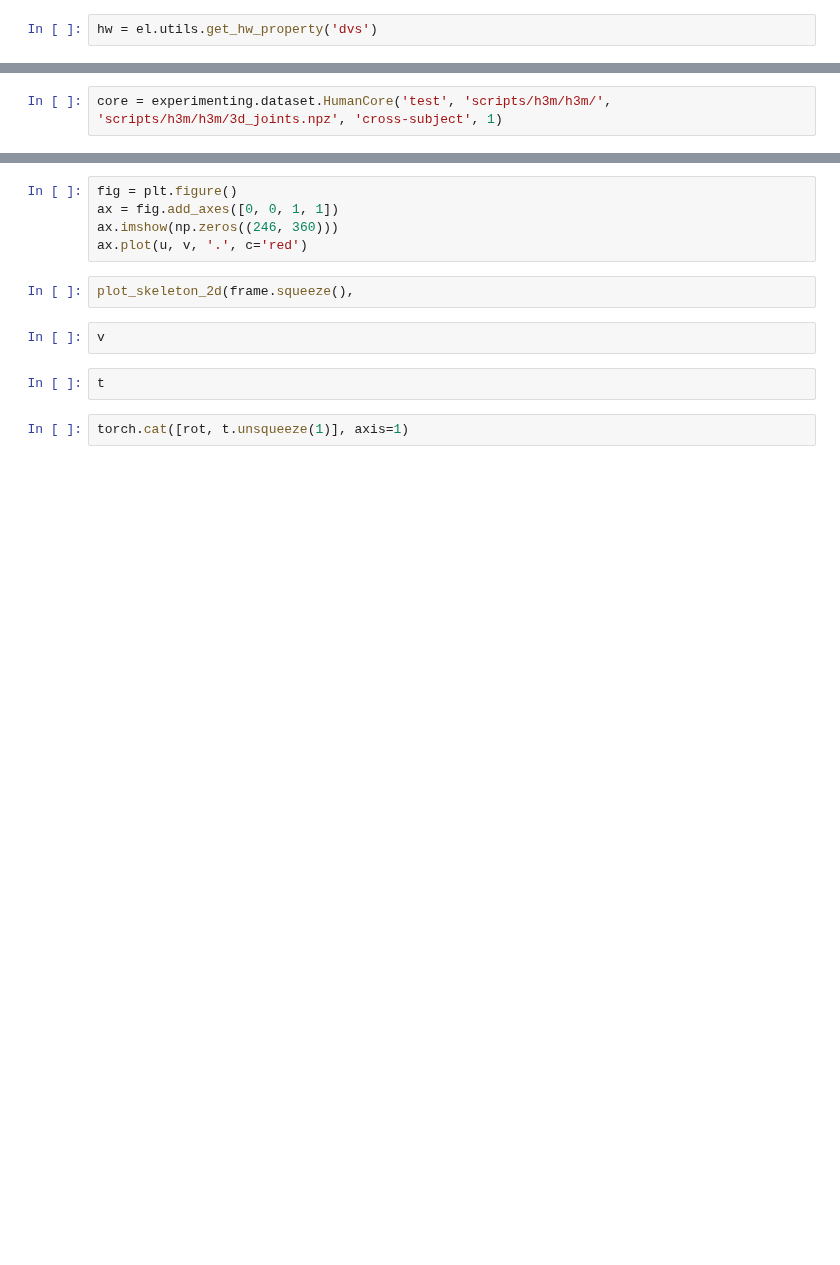
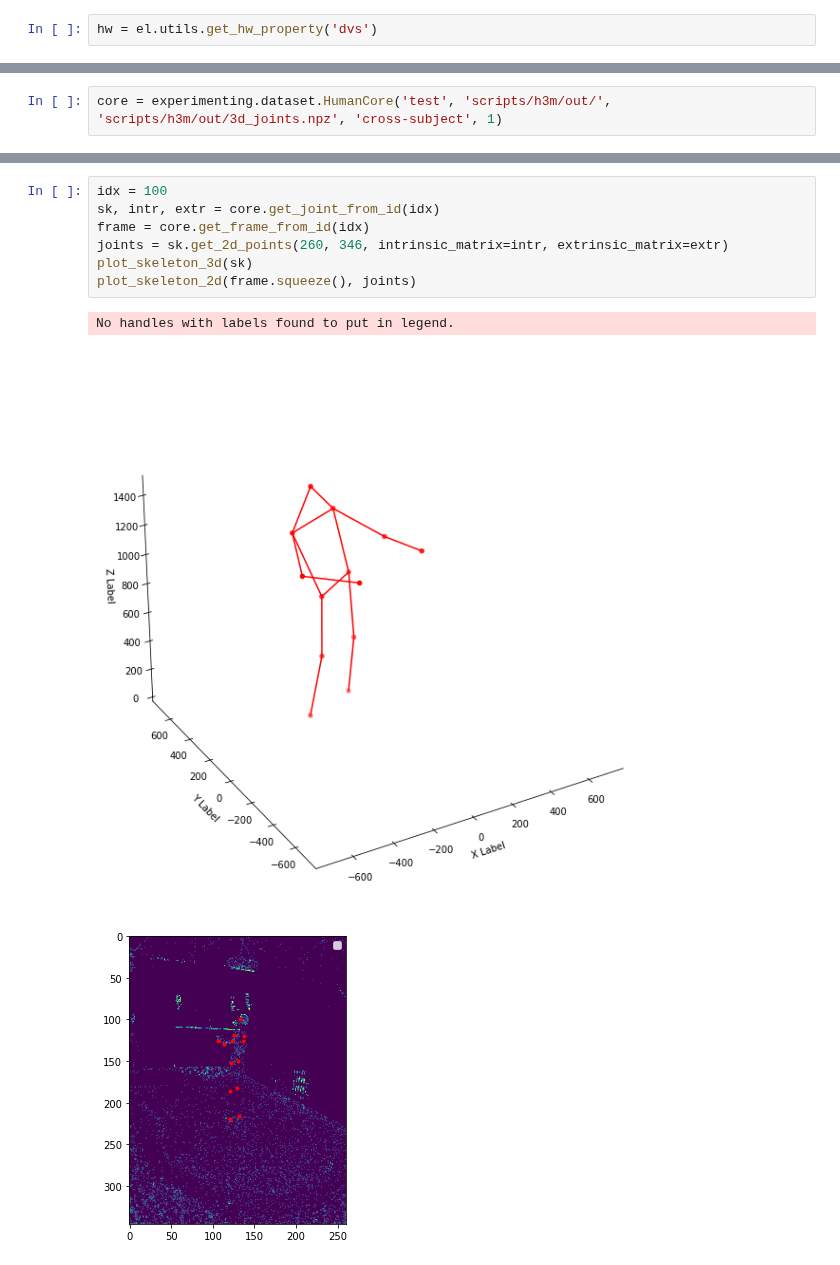
Before and after one commit to gianscarpe/event-based-monocular-hpe, a Jupyter notebook: explore_h3m.ipynb, the cells around one changed output, grey strips where cells are left out. Saved outputs shown, nothing was run; the diff lists cells and outputs as text; blank space fills up the shorter version.

```diff
--- a/explore_h3m.ipynb
+++ b/explore_h3m.ipynb
@@ -13,2 +9,2 @@ importlib.reload(experimenting)
 # %%
-core = experimenting.dataset.HumanCore('test', 'scripts/h3m/h3m/', 'scripts/h3m/h3m/3d_joints.npz', 'cross-subject', 1)
+core = experimenting.dataset.HumanCore('test', 'scripts/h3m/out/', 'scripts/h3m/out/3d_joints.npz', 'cross-subject', 1)
@@ -119,13 +11,11 @@ image
-# %%
-fig = plt.figure()
-ax = fig.add_axes([0, 0, 1, 1])
-ax.imshow(np.zeros((246, 360)))
-ax.plot(u, v, '.', c='red')
-# %%
-plot_skeleton_2d(frame.squeeze(),
-# %%
-v
-# %%
-t
-# %%
-torch.cat([rot, t.unsqueeze(1)], axis=1)
+# %%
+idx = 100
+sk, intr, extr = core.get_joint_from_id(idx)
+frame = core.get_frame_from_id(idx)
+joints = sk.get_2d_points(260, 346, intrinsic_matrix=intr, extrinsic_matrix=extr)
+plot_skeleton_3d(sk)
+plot_skeleton_2d(frame.squeeze(), joints)
+# %% [output]
+No handles with labels found to put in legend.
+[figure, added]
+[figure, added]
```
Also changed, not shown: parts of 31 cells of this notebook, 6 other files.
